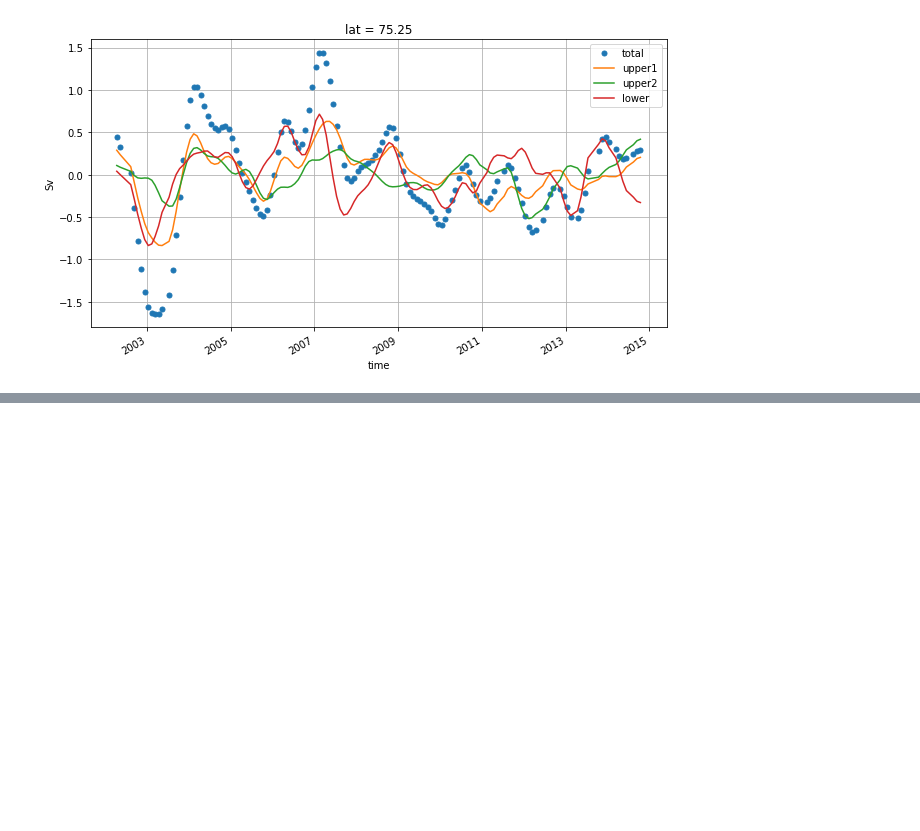
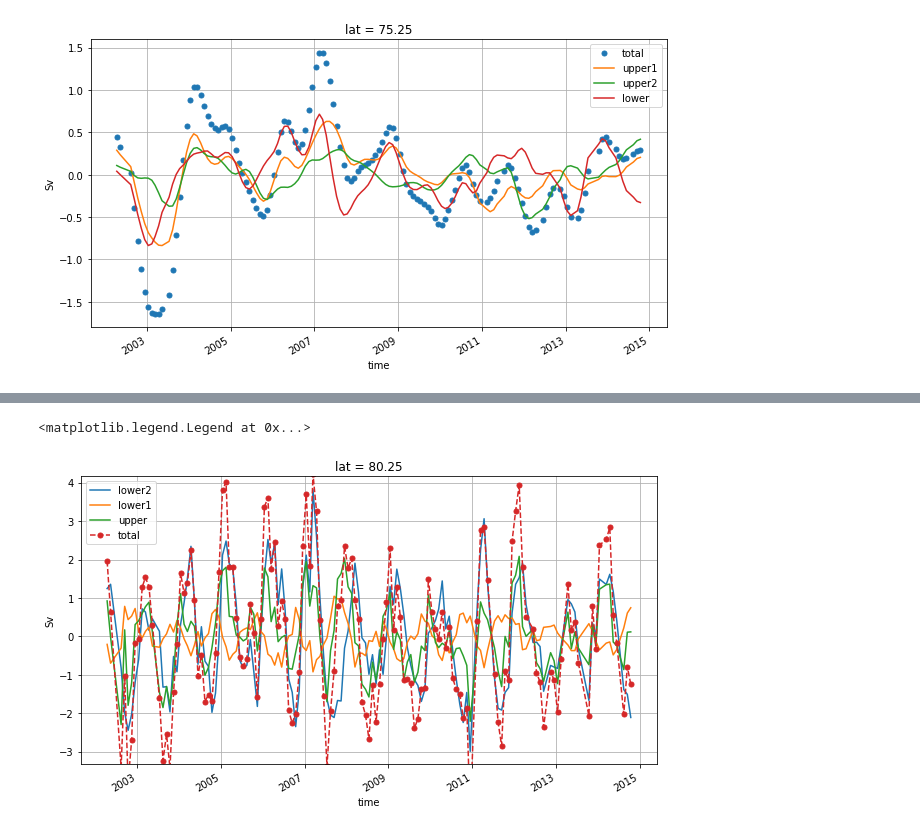
Before and after one commit to chiaweh2/arctic_ocean, a Jupyter notebook: ocean_transport_budget.ipynb, the cells around one changed output, grey strips where cells are left out. Cells and saved outputs as stored; diff of their text form; code cells hidden in the pictures; blank space fills up the shorter version.

```diff
--- a/ocean_transport_budget.ipynb
+++ b/ocean_transport_budget.ipynb
@@ -61,0 +177,17 @@ pval
+# %%
+fig=plt.figure(figsize=[4,2])
+ax1=fig.add_axes([0,0,2,2])
+# tottran_80.plot(ax=ax1, marker='o', linestyle='none',markersize=5,label='total')
+#
+ds_80_sec2_lower.meridN_reslin.plot(ax=ax1,label='lower2')
+ds_80_sec1_lower.meridN_reslin.plot(ax=ax1,label='lower1')
+ds_80_upper.meridN_reslin.plot(ax=ax1,label='upper')
+tot=ds_80_sec2_lower.meridN_reslin+ds_80_sec1_lower.meridN_reslin+ds_80_upper.meridN_reslin
+tot.plot(ax=ax1, marker='o', linestyle='dashed',markersize=5,label='total')
+
+ax1.set_ylabel('Sv')
+ax1.grid()
+ax1.legend()
+# %% [output]
+<matplotlib.legend.Legend at 0x...>
+[figure, added]
```
Also changed, not shown: parts of 15 cells of this notebook.
